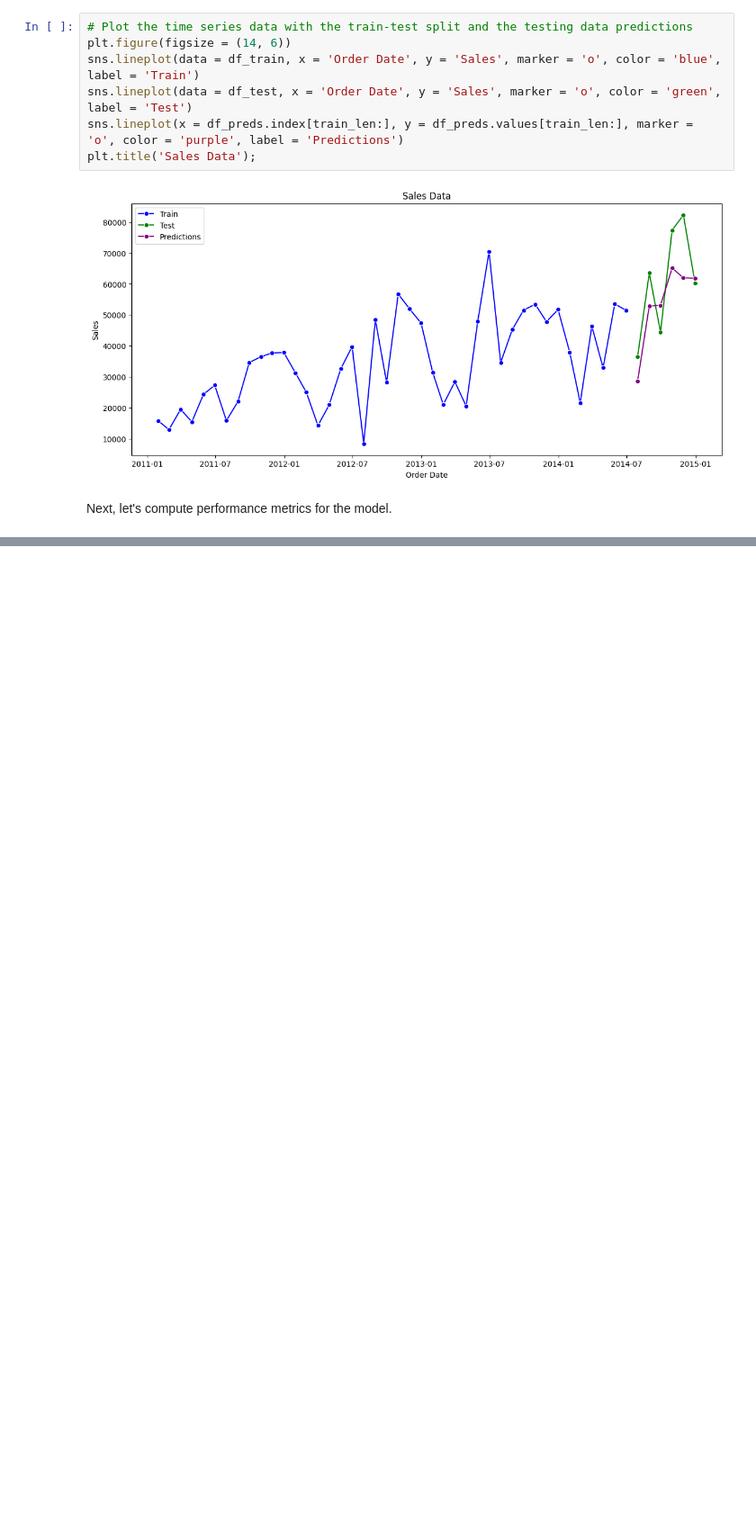
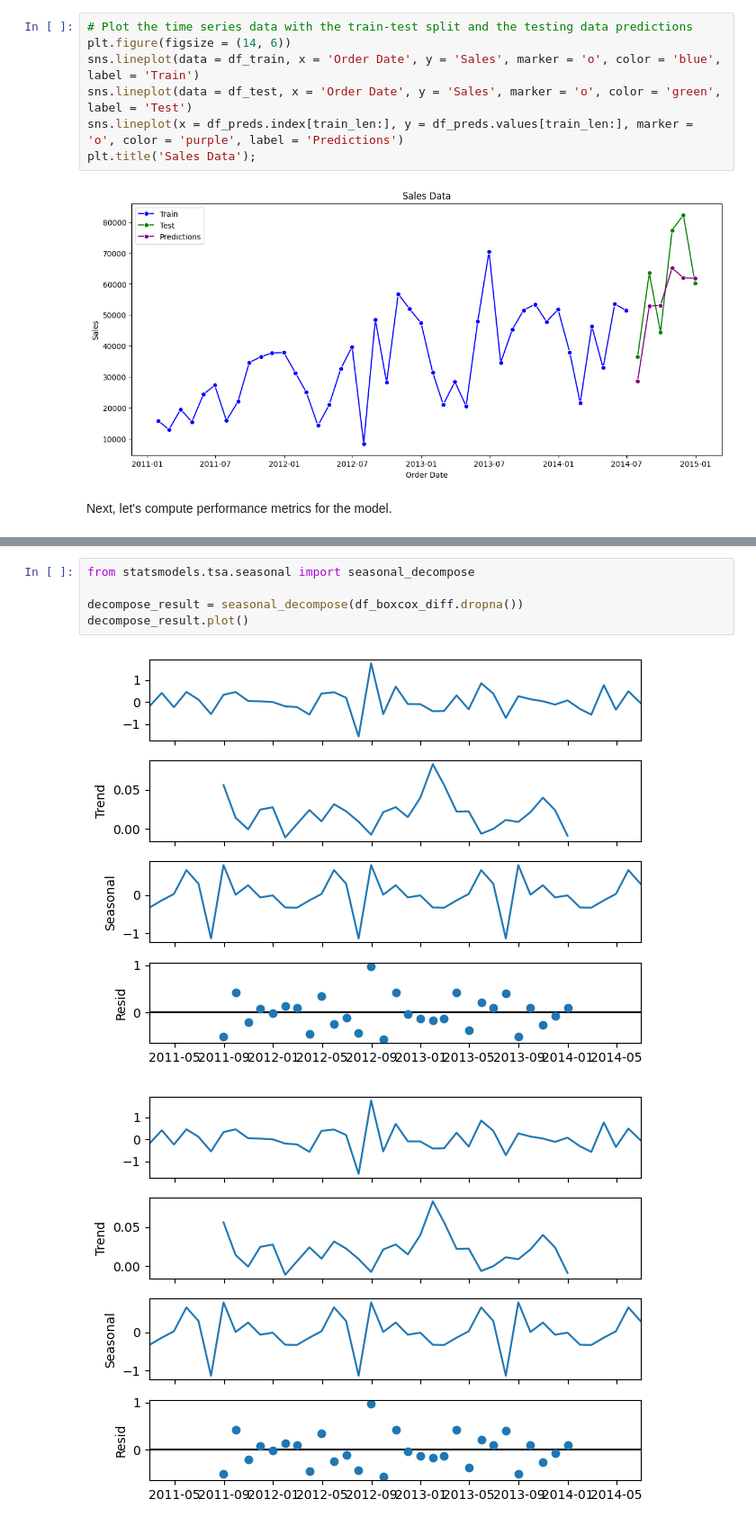
Before and after one commit to Saitejamacha/Data_Science_-_AI_ML, a Jupyter notebook: Time_Series_Code_29_June_2025.ipynb, the cells around one changed output, grey strips where cells are left out. Shown at 90% size. Drawn from its saved outputs; the diff is of its cells as text; blank space fills up the shorter version.

```diff
--- a/Time_Series_Code_29_June_2025.ipynb
+++ b/Time_Series_Code_29_June_2025.ipynb
@@ -583,0 +664,8 @@ performance_df
+# %%
+from statsmodels.tsa.seasonal import seasonal_decompose
+
+decompose_result = seasonal_decompose(df_boxcox_diff.dropna())
+decompose_result.plot()
+# %% [output]
+[figure, added]
+[figure, added]
```
Also changed, not shown: parts of 22 cells of this notebook.
